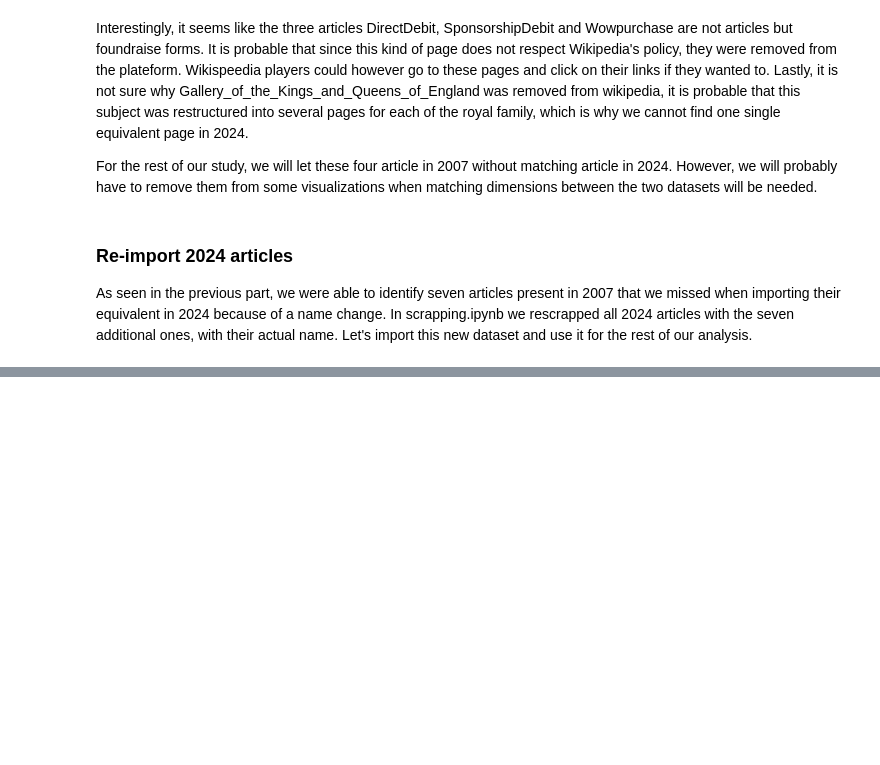
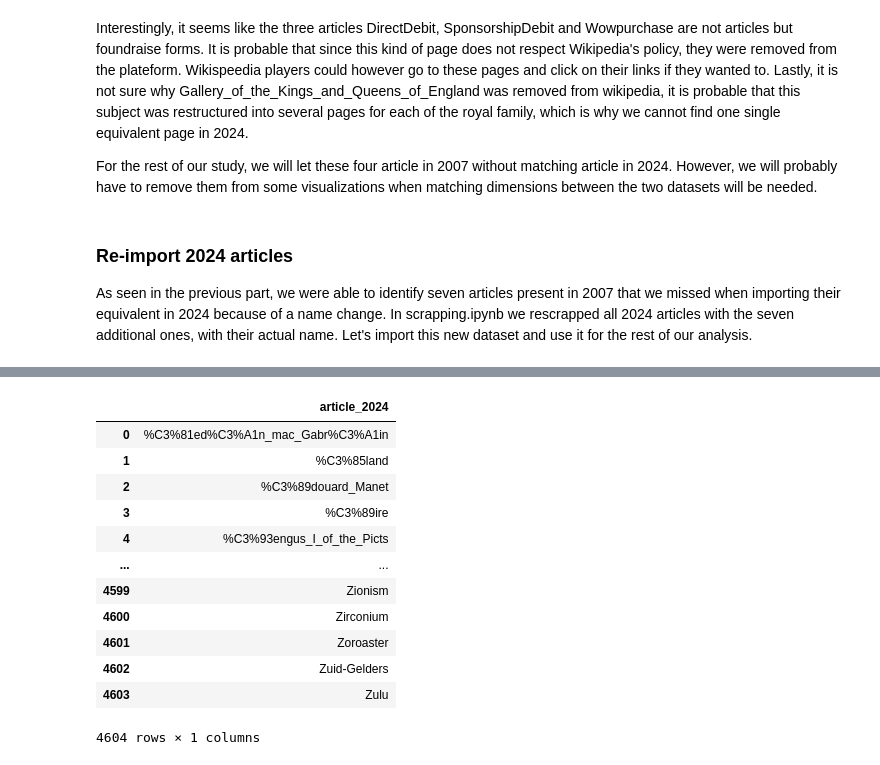
Before and after one commit to epfl-ada/ada-2024-project-outlier-1, a Jupyter notebook: part1_rescrapping.ipynb, the cells around one changed output, grey strips where cells are left out. Saved outputs shown, nothing was run; the diff lists cells and outputs as text; code cells hidden in the pictures; blank space fills up the shorter version.

```diff
--- a/part1_rescrapping.ipynb
+++ b/part1_rescrapping.ipynb
@@ -250,0 +269,16 @@ links_2024 = links_2024.replace(to_replace = new_names, value = old_names)
+# %%
+article_names_2024
+# %% [output]
+|  | article_2024 |
+| 0 | %C3%81ed%C3%A1n_mac_Gabr%C3%A1in |
+| 1 | %C3%85land |
+| 2 | %C3%89douard_Manet |
+| 3 | %C3%89ire |
+| 4 | %C3%93engus_I_of_the_Picts |
+| ... | ... |
+| 4599 | Zionism |
+| 4600 | Zirconium |
+| 4601 | Zoroaster |
+| 4602 | Zuid-Gelders |
+| 4603 | Zulu |
+4604 rows × 1 columns
```
Also changed, not shown: parts of 5 cells of this notebook, 2 other files.
